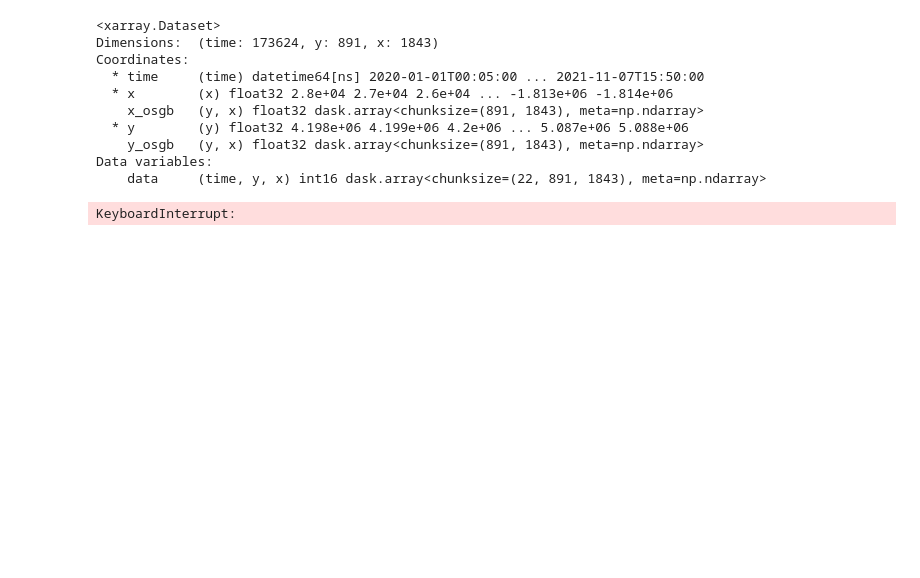
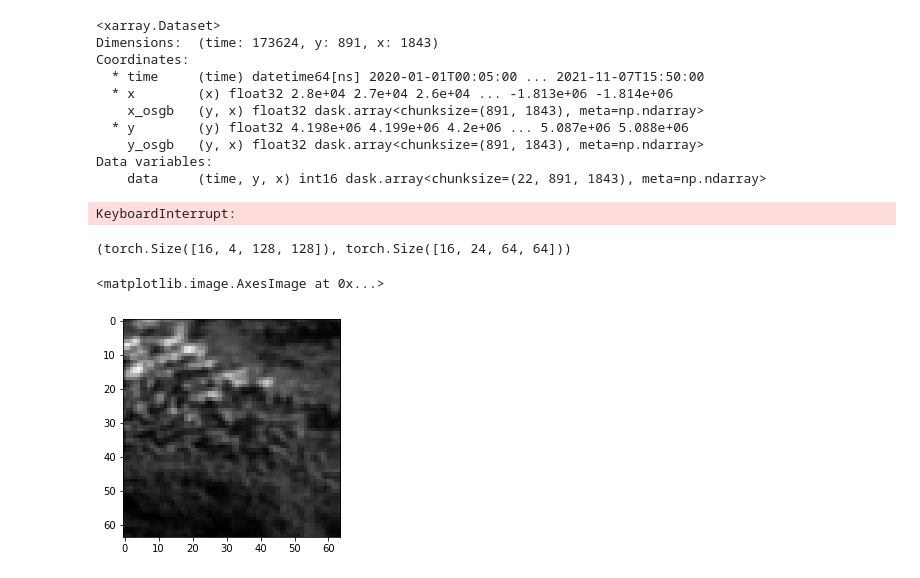
Before and after one commit to jmathur25/climatehack, a Jupyter notebook: common/dataset_test.ipynb, the cells around one changed output. Saved outputs shown, nothing was run; the diff lists cells and outputs as text; code cells hidden in the pictures; blank space fills up the shorter version.

```diff
--- a/common/dataset_test.ipynb
+++ b/common/dataset_test.ipynb
@@ -39,6 +91,6 @@ Data variables:
 # %%
-BATCH_SIZE = 1
-ds = climatehack_dataset.ClimatehackDataset(dataset, random_state=7)
+BATCH_SIZE = 16
+ds = climatehack_dataset.ClimatehackDataset(dataset, days=days, crops_per_slice=8, random_state=7)
 ch_dataloader = torch.utils.data.DataLoader(
     ds,
     batch_size=BATCH_SIZE,
@@ -52,3 +104,14 @@ for i, _ in enumerate(tqdm.tqdm(ch_dataloader)):
         break
 # %% [output]
 KeyboardInterrupt:
+# %%
+x, y = _
+# %%
+x.shape, y.shape
+# %% [output]
+(torch.Size([16, 4, 128, 128]), torch.Size([16, 24, 64, 64]))
+# %%
+plt.imshow(x[10,-1,32:96,32:96], cmap='gray')
+# %% [output]
+<matplotlib.image.AxesImage at 0x...>
+[figure, added]
```
Also changed, not shown: parts of 3 cells of this notebook, 36 other files.
